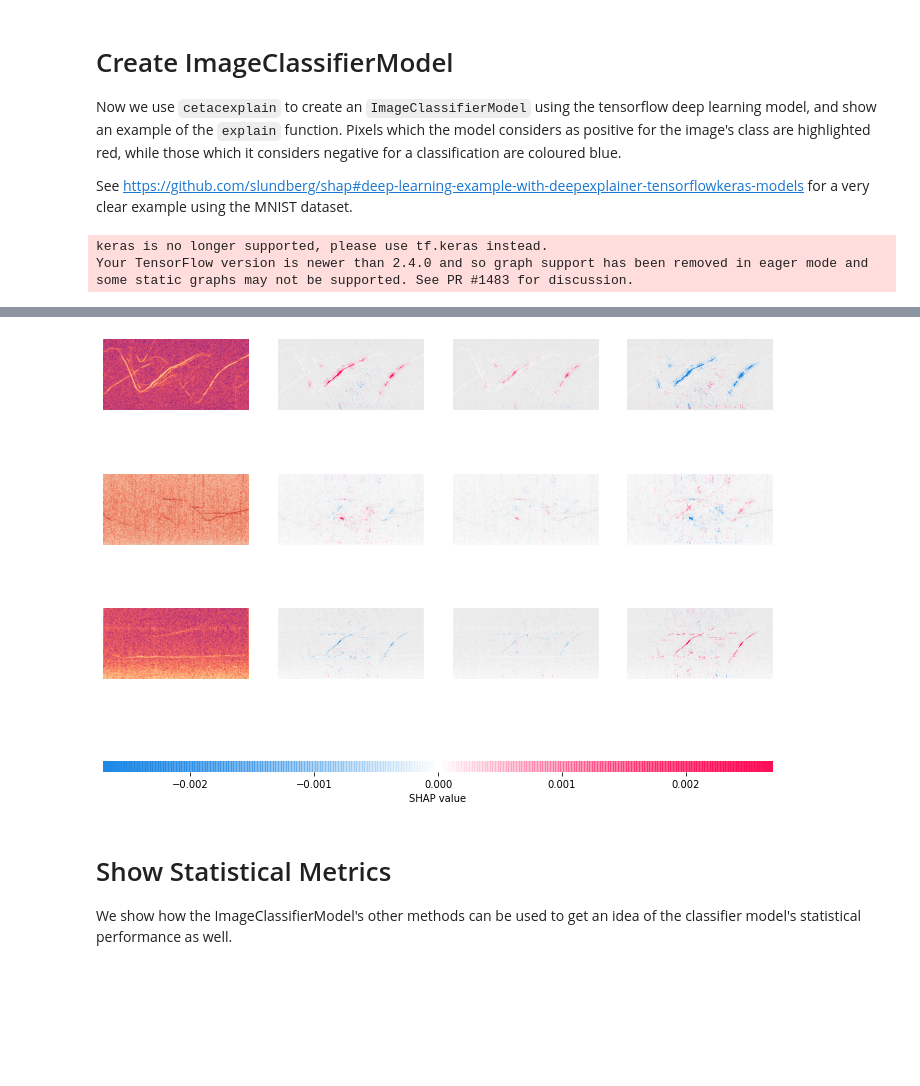
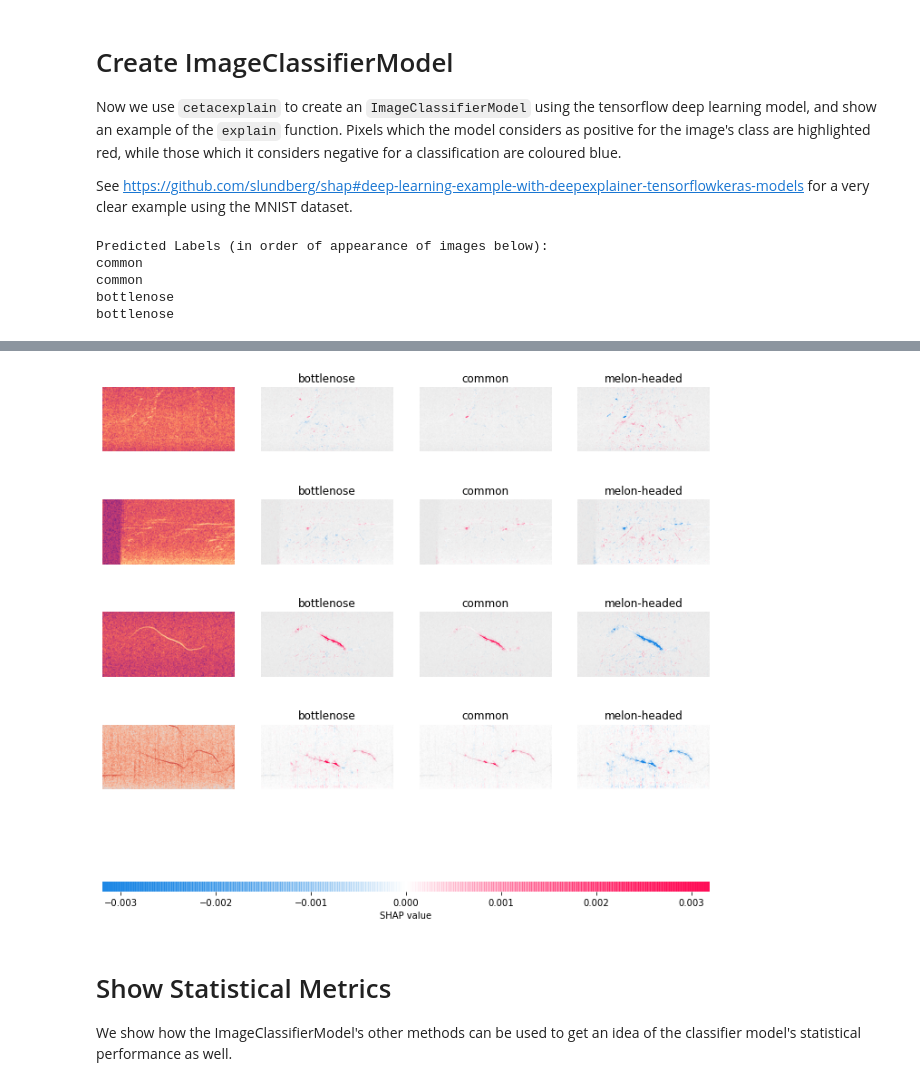
Before and after one commit to dolphin-acoustics-vip/CetaceXplain, a Jupyter notebook: CetaceXplain/CetaceXplain_Demo.ipynb, the cells around one changed output, grey strips where cells are left out. Drawn from its saved outputs; the diff is of its cells as text; code cells hidden in the pictures; blank space fills up the shorter version.

Commit message:
Improved commenting, added labels to explanation images, made other minor improvements

```diff
--- a/CetaceXplain/CetaceXplain_Demo.ipynb
+++ b/CetaceXplain/CetaceXplain_Demo.ipynb
@@ -51,9 +38,9 @@ import cetacexplain
 
 Here we load one of the deep learning classifiers which was trained separately, and load some test image data.
 # %%
-IMAGE_SHAPE = (202, 413) # 413, 202
-directory_name = "/content/drive/MyDrive/Dolphin_Acoustics_VIP/model_test_train/"
-model = tf.keras.models.load_model(directory_name + "transfer_learning_classifier_fine_tuned_improved.h5") # "16_03_2021_basic_classifier.model"
+IMAGE_SHAPE = (202, 413)
+directory_name = "../../model_test_train/"
+model = tf.keras.models.load_model(directory_name + "transfer_learning_classifier_fine_tuned_improved.h5")
 
 
 TEST_DATA_DIR = directory_name + "test"
@@ -62,7 +49,7 @@ test_generator = ImageDataGenerator(
                 ).flow_from_directory(
                       TEST_DATA_DIR,
                       shuffle=True,
-                      batch_size = 50, #50, # 600
+                      batch_size = 50,
                       target_size=IMAGE_SHAPE
                       )
 # %% [output]
@@ -78,11 +65,19 @@ Now we use `cetacexplain` to create an `ImageClassifierModel` using the tensorfl
 See https://github.com/slundberg/shap#deep-learning-example-with-deepexplainer-tensorflowkeras-models for a very clear example using the MNIST dataset.
 # %%
 image_data, image_labels = test_generator.next()
-image_data = np.array(image_data)
-new_model = cetacexplain.ImageClassifierModel(model, test_generator.classes, image_data=image_data, class_names = list(test_generator.class_indices.keys()), batch_size=50)
+
+# create background images for explainer to learn see expected model output
+# and create test images for explanation
+background_images, test_images = image_data[0:10], image_data[30:34]
+
+new_model = cetacexplain.ImageClassifierModel(model, background_images, image_labels.argmax(axis = 1),
+            class_names = list(test_generator.class_indices.keys()))
 
 # show example of explain function
-new_model.explain(image_data)
+new_model.explain(test_images)
 # %% [output]
-keras is no longer supported, please use tf.keras instead.
-Your TensorFlow version is newer than 2.4.0 and so graph support has been removed in eager mode and some static graphs may not be supported. See PR #1483 for discussion.
+Predicted Labels (in order of appearance of images below):
+common
+common
+bottlenose
+bottlenose
@@ -90,4 +84,4 @@ WARNING:tensorflow:From /usr/local/lib/python3.7/dist-packages/shap/explainers/t
-[figure, old version]
+[figure, new version]
 # %% [markdown]
 # Show Statistical Metrics
 
```
Also changed, not shown: parts of 7 cells of this notebook, 1 other file.
